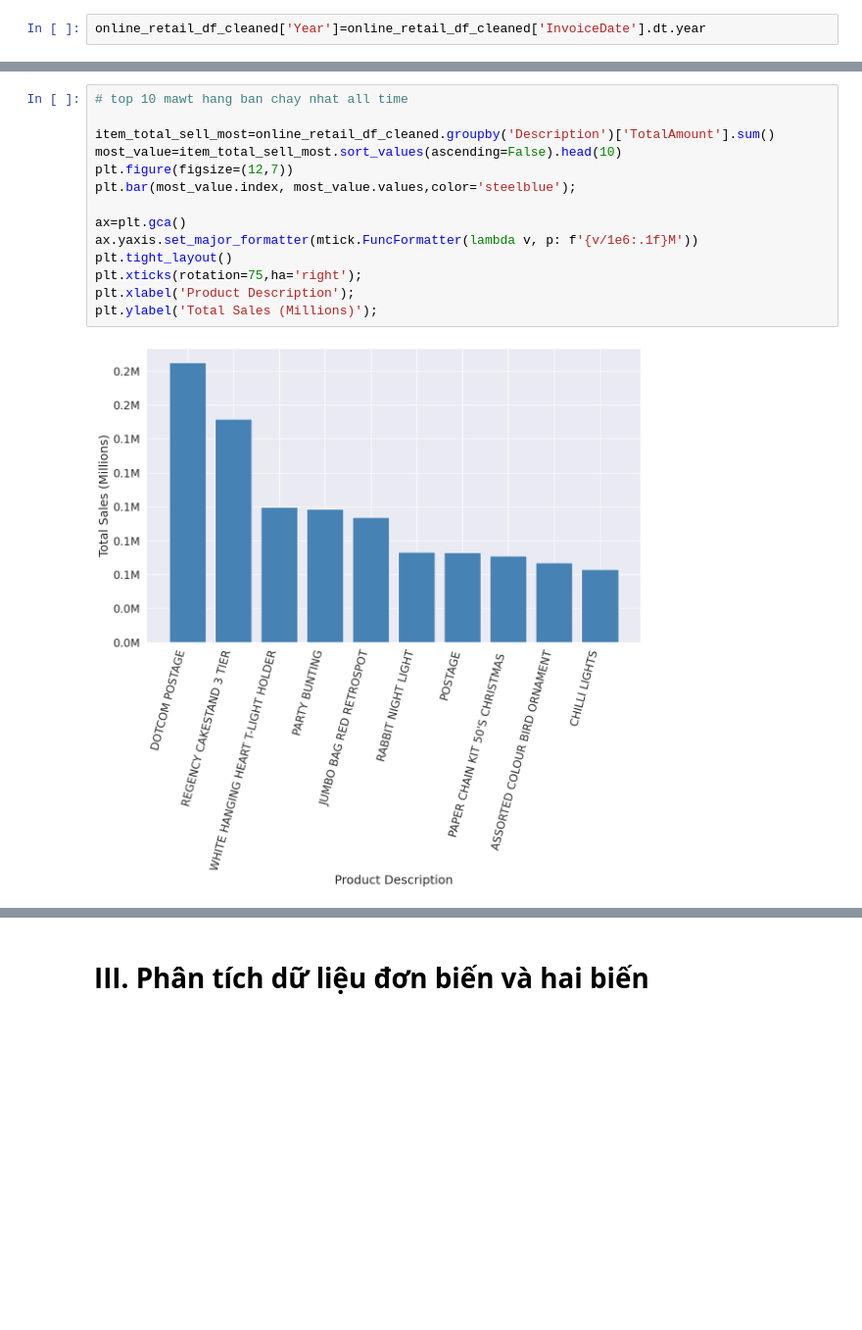
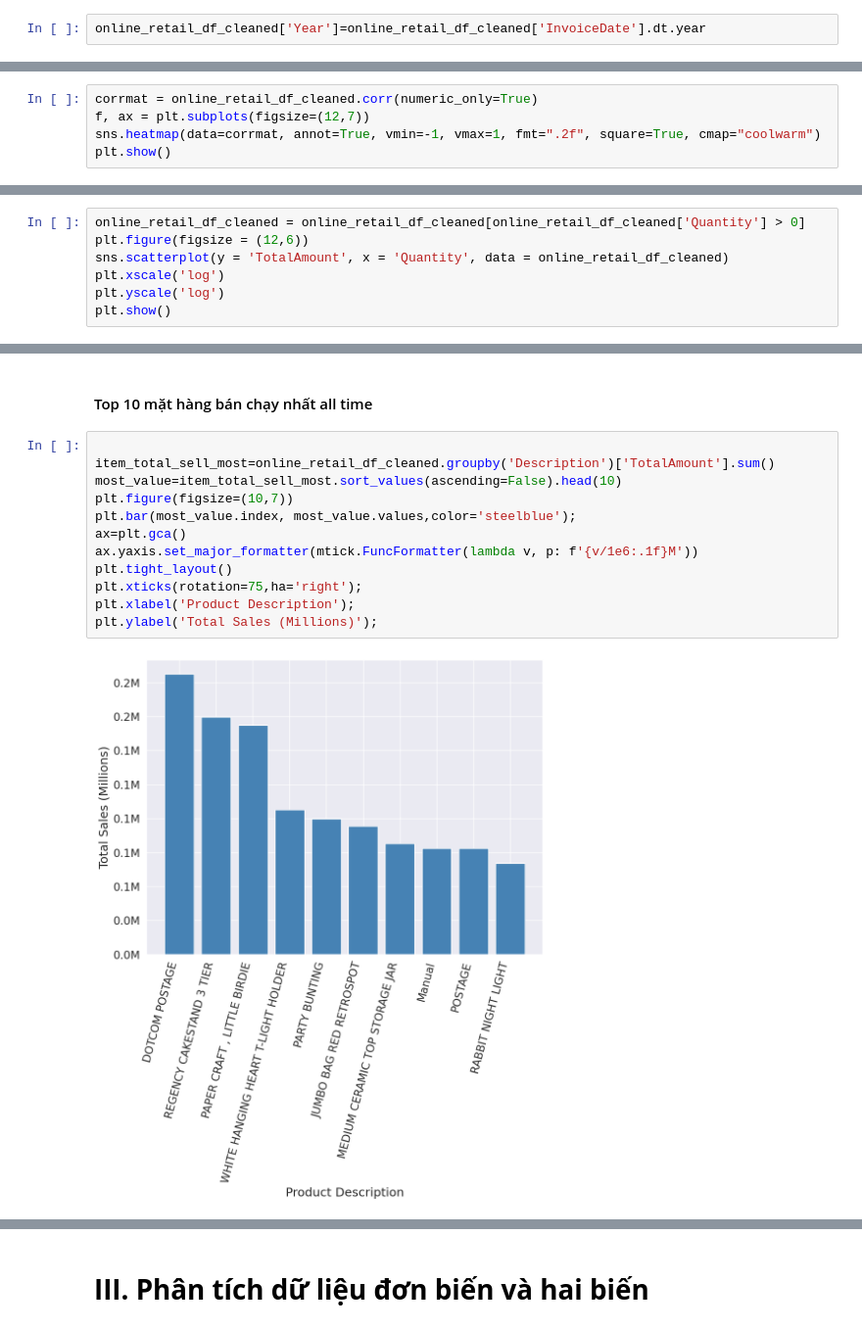
Before and after one commit to ducnhan123-co/SGU_2025_Machine_Learning_Basics, a Jupyter notebook: WEEK5/sample_EDA-Copy1.ipynb, the cells around one changed output, grey strips where cells are left out. Shown at 98% size. Drawn from its saved outputs; the diff is of its cells as text; blank space fills up the shorter version.

```diff
--- a/WEEK5/sample_EDA-Copy1.ipynb
+++ b/WEEK5/sample_EDA-Copy1.ipynb
@@ -310,0 +304,5 @@ array([2010, 2011], dtype=int32)
+# %%
+corrmat = online_retail_df_cleaned.corr(numeric_only=True)
+f, ax = plt.subplots(figsize=(12,7))
+sns.heatmap(data=corrmat, annot=True, vmin=-1, vmax=1, fmt=".2f", square=True, cmap="coolwarm")
+plt.show()
@@ -310,0 +319,7 @@ array([2010, 2011], dtype=int32)
+# %%
+online_retail_df_cleaned = online_retail_df_cleaned[online_retail_df_cleaned['Quantity'] > 0]
+plt.figure(figsize = (12,6))
+sns.scatterplot(y = 'TotalAmount', x = 'Quantity', data = online_retail_df_cleaned)
+plt.xscale('log')
+plt.yscale('log')
+plt.show()
@@ -395,16 +433,16 @@ plt.ylabel('Total amount');
+# %% [markdown]
+#### Top 10 mặt hàng bán chạy nhất all time
 # %%
-# top 10 mawt hang ban chay nhat all time
 
 item_total_sell_most=online_retail_df_cleaned.groupby('Description')['TotalAmount'].sum()
 most_value=item_total_sell_most.sort_values(ascending=False).head(10)
-plt.figure(figsize=(12,7))
+plt.figure(figsize=(10,7))
 plt.bar(most_value.index, most_value.values,color='steelblue');
-
 ax=plt.gca()
 ax.yaxis.set_major_formatter(mtick.FuncFormatter(lambda v, p: f'{v/1e6:.1f}M'))
 plt.tight_layout()
 plt.xticks(rotation=75,ha='right');
 plt.xlabel('Product Description');
 plt.ylabel('Total Sales (Millions)');
 # %% [output]
-[figure, old version]
+[figure, new version]
```
Also changed, not shown: parts of 29 cells of this notebook, 2 other files.
